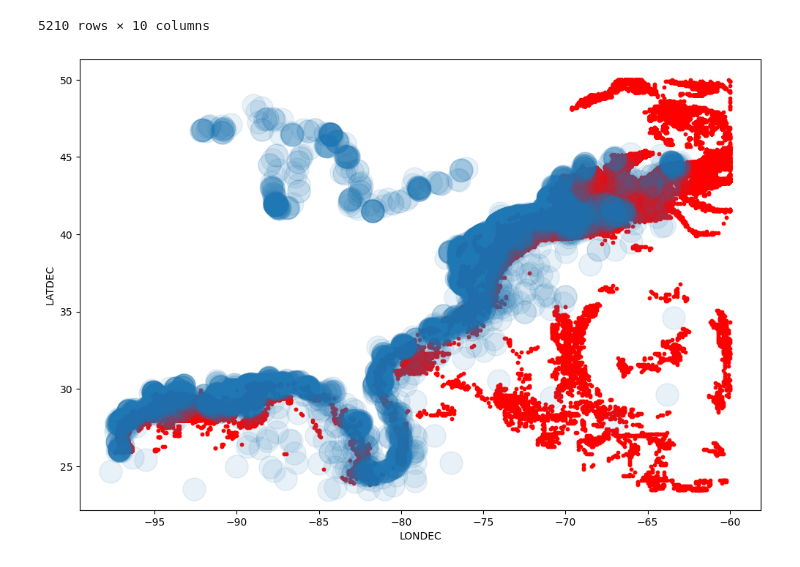
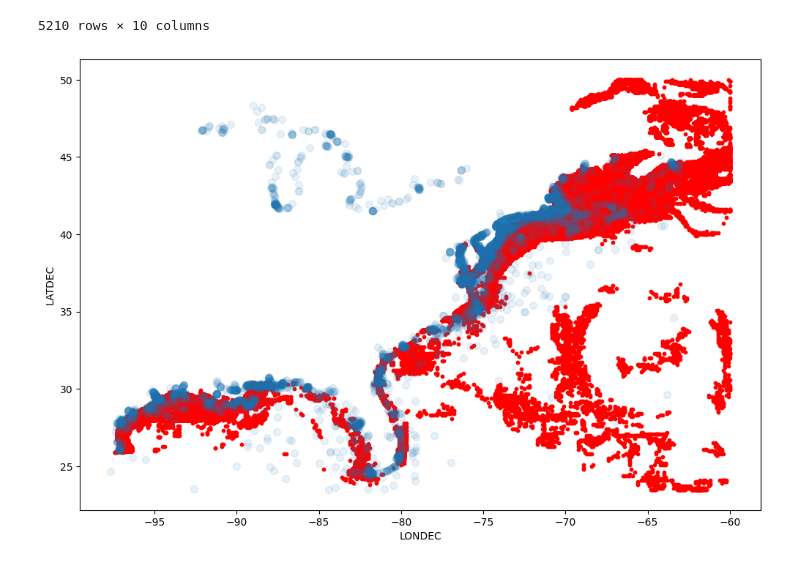
Before and after one commit to WillySwain/Fishwrecks, a Jupyter notebook: vessels_cleaning.ipynb, the cells around one changed output. Drawn from its saved outputs; the diff is of its cells as text; code cells hidden in the pictures.

```diff
--- a/vessels_cleaning.ipynb
+++ b/vessels_cleaning.ipynb
@@ -68,6 +68,6 @@ display(dirty)
 5210 rows × 10 columns
 # %%
 axes = vessels_df.plot.scatter(x='cell_ll_lon',y='cell_ll_lat',vmin=0,vmax=6,s=10,color="red",figsize=(12,8), alpha=1,sharex=False)
-axes= dirty.plot.scatter(x='LONDEC',y='LATDEC',vmin=0,vmax=6,s=500,figsize=(12,8), alpha=0.1,sharex=False,ax=axes)
+axes= dirty.plot.scatter(x='LONDEC',y='LATDEC',vmin=0,vmax=6,s=50,figsize=(12,8), alpha=0.1,sharex=False,ax=axes)
 # %% [output]
-[figure, old version]
+[figure, new version]
```
Also changed, not shown: parts of 2 cells of this notebook, 3 other files.
